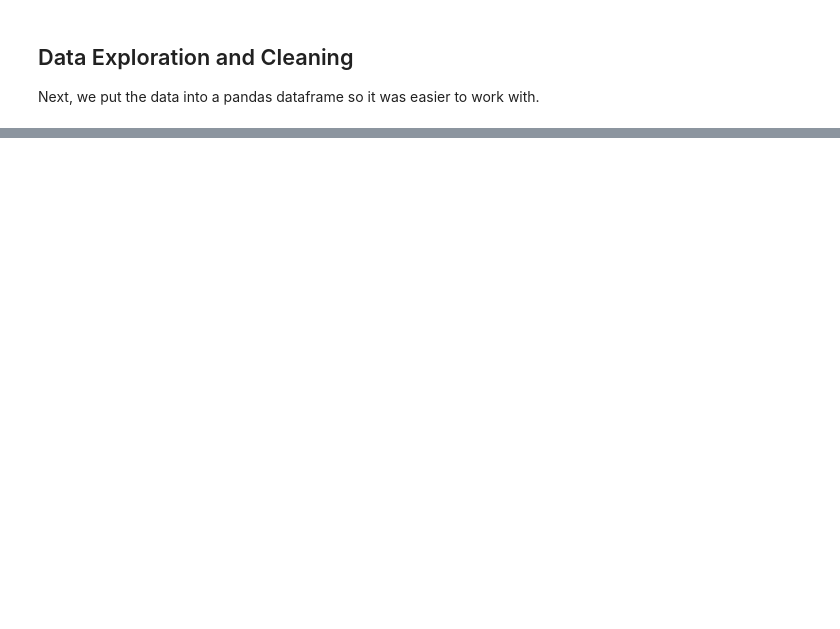
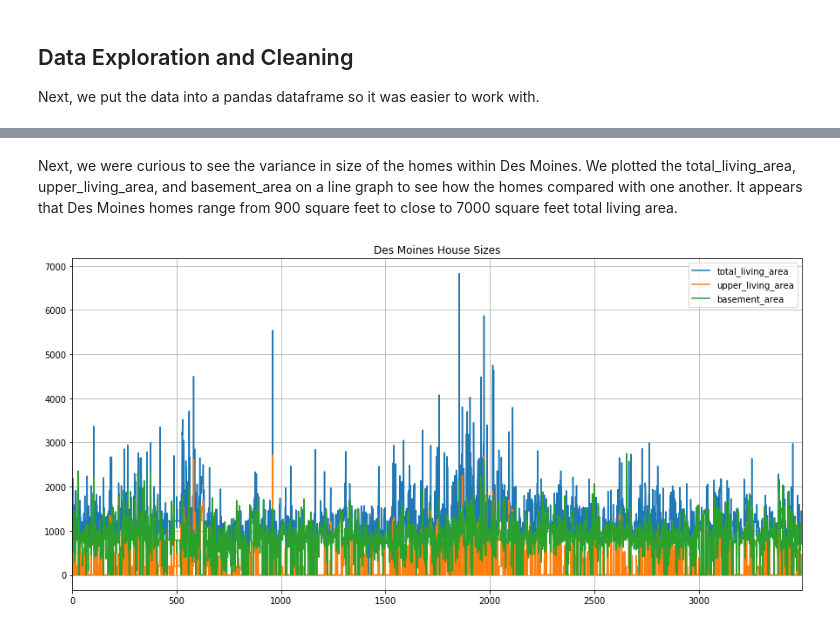
Before and after one commit to HansonMichaelR/PythonGroupProject, a Jupyter notebook: PurpleCobrasGroupProject.ipynb, the cells around one changed output, grey strips where cells are left out. Cells and saved outputs as stored; diff of their text form; code cells hidden in the pictures; blank space fills up the shorter version.

```diff
--- a/PurpleCobrasGroupProject.ipynb
+++ b/PurpleCobrasGroupProject.ipynb
@@ -51,0 +250,13 @@ df
+# %% [markdown]
+Next, we were curious to see the variance in size of the homes within Des Moines. We plotted the total_living_area, upper_living_area, and basement_area on a line graph to see how the homes compared with one another. It appears that Des Moines homes range from 900 square feet to close to 7000 square feet total living area.
+# %%
+cleanDF[["total_living_area", "upper_living_area", "basement_area"]].plot(
+    kind="line",
+    grid=True,
+    legend=True,
+    title="Des Moines House Sizes",
+    figsize=(15,7)
+)
+plt.show()
+# %% [output]
+[figure, added]
```
Also changed, not shown: parts of 19 cells of this notebook.
